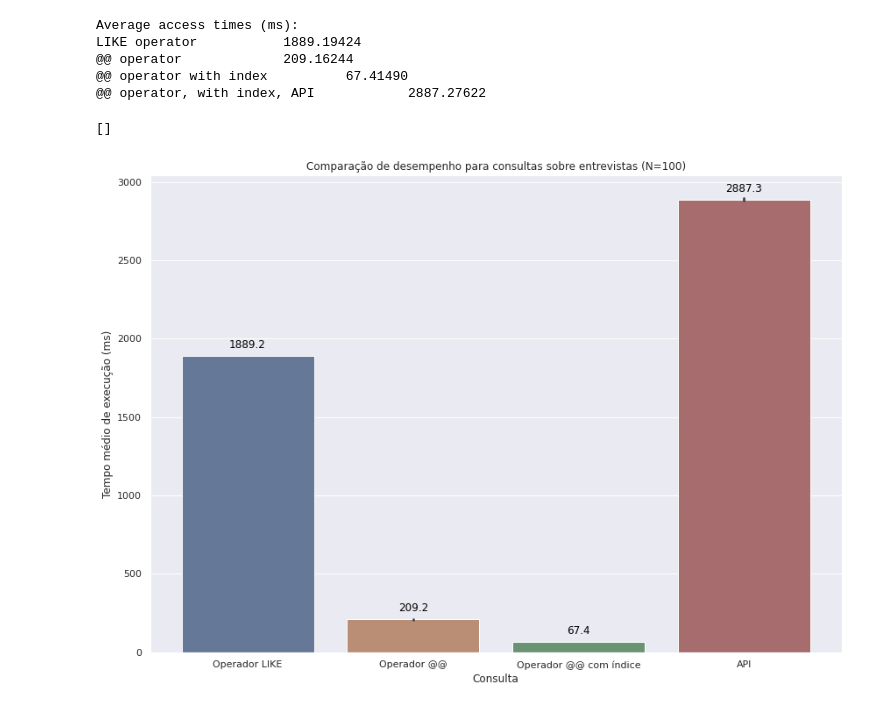
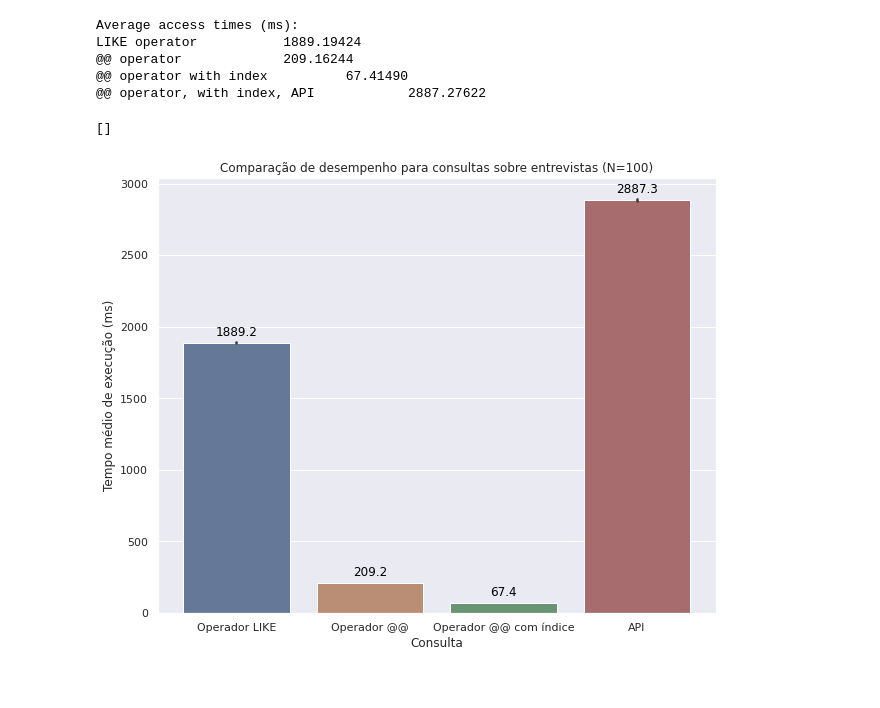
Before and after one commit to andremsouza/geo, a Jupyter notebook: database/test_perf.ipynb, the cells around one changed output. Cells and saved outputs as stored; diff of their text form; code cells hidden in the pictures.

Commit message:
Update graph proportions

```diff
--- a/database/test_perf.ipynb
+++ b/database/test_perf.ipynb
@@ -300,22 +300,22 @@ LIKE operator           1889.19424
 # %%
 import numpy as np
 import pandas as pd
 
 arr = np.array(times).T
 df = pd.DataFrame(arr, columns=labels)
 
 sns.set()
-plt.figure(figsize=(10*1.4142, 10))
+plt.figure(figsize=(10, 8))
 #g = sns.barplot(data = times, units='ms')
 g = sns.barplot(data=df, units='ms', capsize=0, saturation=0.5)
 # g.set(yscale="log")
 for idx, i in enumerate(df.mean()):
     g.text(idx, i+50, round(i, 1), color='black', ha="center")
 plt.title("Comparação de desempenho para consultas sobre entrevistas (N=100)")
 plt.xlabel("Consulta")
 plt.ylabel("Tempo médio de execução (ms)")
 plt.savefig('./perf.png')
 plt.plot()
 # %% [output]
 []
-[figure, old version]
+[figure, new version]
```
Also changed, not shown: 1 other file.
